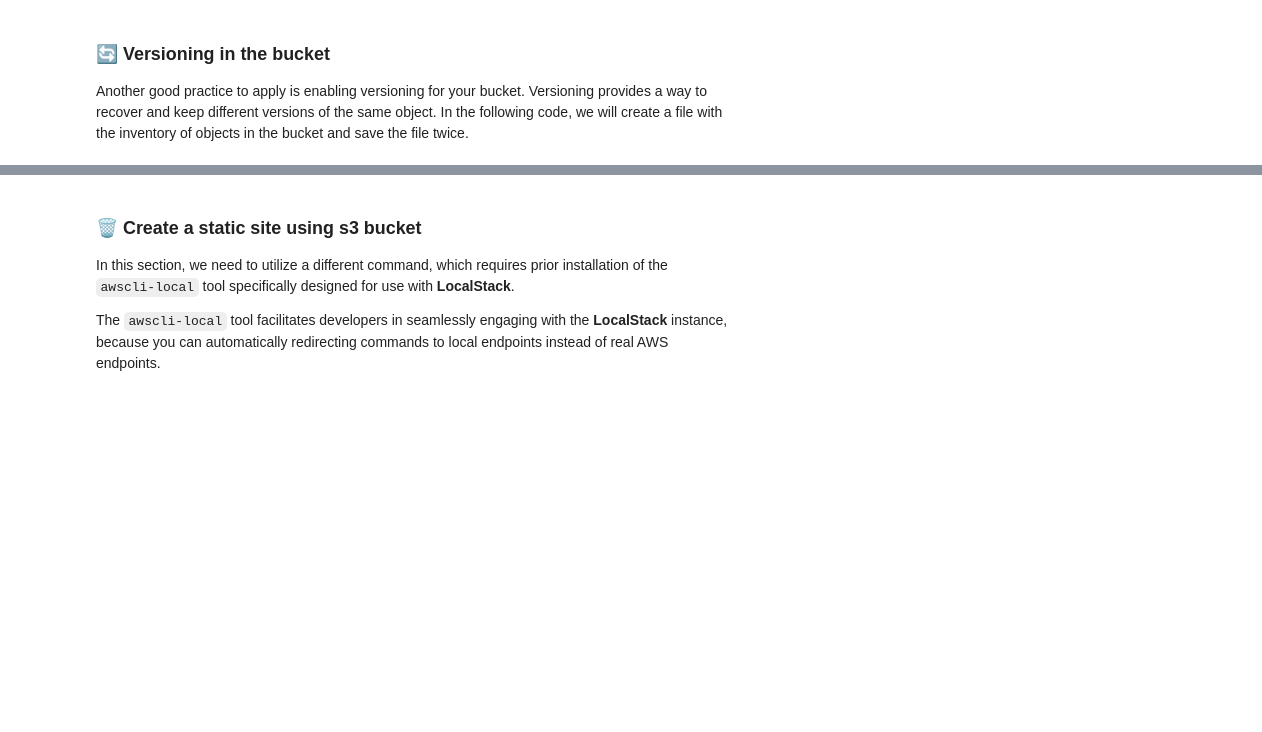
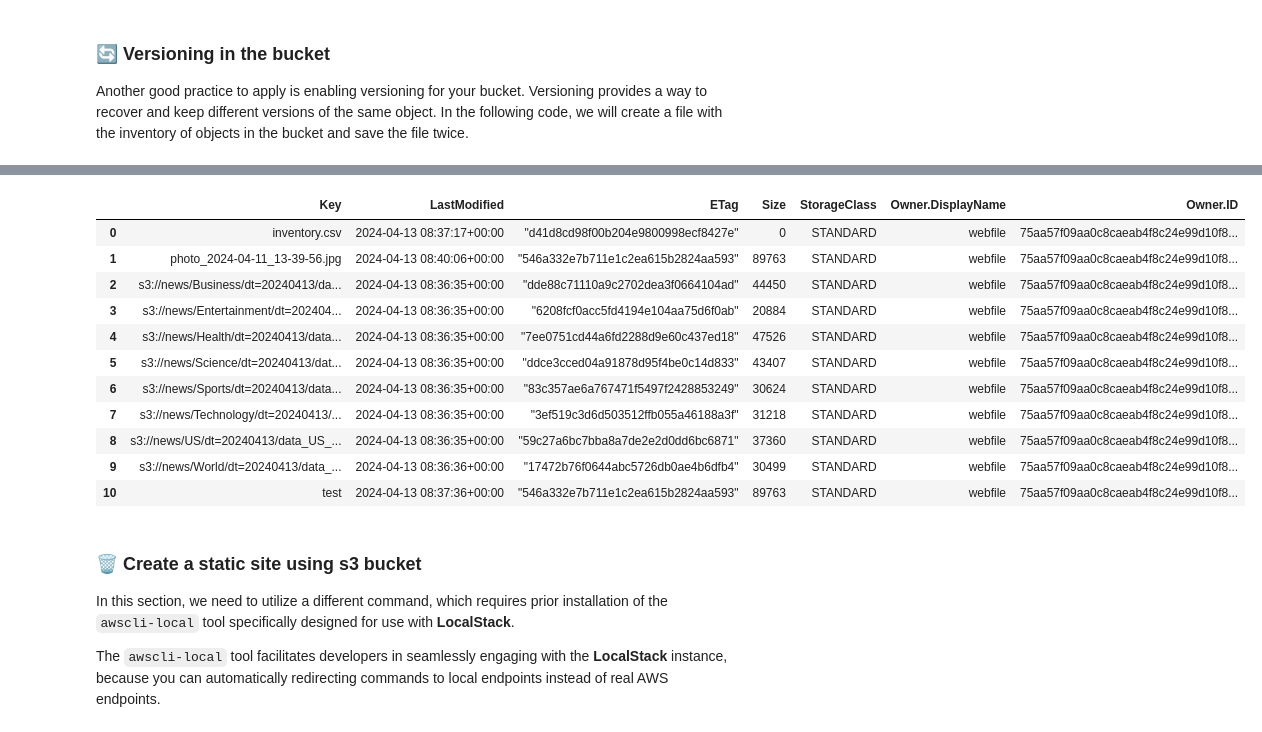
Before and after one commit to serpak946/BigData, a Jupyter notebook: lab4/boto3-tutorial.ipynb, the cells around one changed output, grey strips where cells are left out. Cells and saved outputs as stored; diff of their text form; code cells hidden in the pictures; blank space fills up the shorter version.

```diff
--- a/lab4/boto3-tutorial.ipynb
+++ b/lab4/boto3-tutorial.ipynb
@@ -381,3 +398,18 @@ pd.json_normalize(versions['Versions'])
+# %%
+list_objects(bucket_name_news)
+# %% [output]
+|  | Key | LastModified | ETag | Size | StorageClass | Owner.DisplayName | Owner.ID |
+| 0 | inventory.csv | 2024-04-13 08:37:17+00:00 | "d41d8cd98f00b204e9800998ecf8427e" | 0 | STANDARD | webfile | 75aa57f09aa0c8caeab4f8c24e99d10f8... |
+| 1 | photo_2024-04-11_13-39-56.jpg | 2024-04-13 08:40:06+00:00 | "546a332e7b711e1c2ea615b2824aa593" | 89763 | STANDARD | webfile | 75aa57f09aa0c8caeab4f8c24e99d10f8... |
+| 2 | s3://news/Business/dt=20240413/da... | 2024-04-13 08:36:35+00:00 | "dde88c71110a9c2702dea3f0664104ad" | 44450 | STANDARD | webfile | 75aa57f09aa0c8caeab4f8c24e99d10f8... |
+| 3 | s3://news/Entertainment/dt=202404... | 2024-04-13 08:36:35+00:00 | "6208fcf0acc5fd4194e104aa75d6f0ab" | 20884 | STANDARD | webfile | 75aa57f09aa0c8caeab4f8c24e99d10f8... |
+| 4 | s3://news/Health/dt=20240413/data... | 2024-04-13 08:36:35+00:00 | "7ee0751cd44a6fd2288d9e60c437ed18" | 47526 | STANDARD | webfile | 75aa57f09aa0c8caeab4f8c24e99d10f8... |
+| 5 | s3://news/Science/dt=20240413/dat... | 2024-04-13 08:36:35+00:00 | "ddce3cced04a91878d95f4be0c14d833" | 43407 | STANDARD | webfile | 75aa57f09aa0c8caeab4f8c24e99d10f8... |
+| 6 | s3://news/Sports/dt=20240413/data... | 2024-04-13 08:36:35+00:00 | "83c357ae6a767471f5497f2428853249" | 30624 | STANDARD | webfile | 75aa57f09aa0c8caeab4f8c24e99d10f8... |
+| 7 | s3://news/Technology/dt=20240413/... | 2024-04-13 08:36:35+00:00 | "3ef519c3d6d503512ffb055a46188a3f" | 31218 | STANDARD | webfile | 75aa57f09aa0c8caeab4f8c24e99d10f8... |
+| 8 | s3://news/US/dt=20240413/data_US_... | 2024-04-13 08:36:35+00:00 | "59c27a6bc7bba8a7de2e2d0dd6bc6871" | 37360 | STANDARD | webfile | 75aa57f09aa0c8caeab4f8c24e99d10f8... |
+| 9 | s3://news/World/dt=20240413/data_... | 2024-04-13 08:36:36+00:00 | "17472b76f0644abc5726db0ae4b6dfb4" | 30499 | STANDARD | webfile | 75aa57f09aa0c8caeab4f8c24e99d10f8... |
+| 10 | test | 2024-04-13 08:37:36+00:00 | "546a332e7b711e1c2ea615b2824aa593" | 89763 | STANDARD | webfile | 75aa57f09aa0c8caeab4f8c24e99d10f8... |
 # %% [markdown]
 ### 🗑️ Create a static site using s3 bucket
 
```
Also changed, not shown: parts of 15 cells of this notebook.
